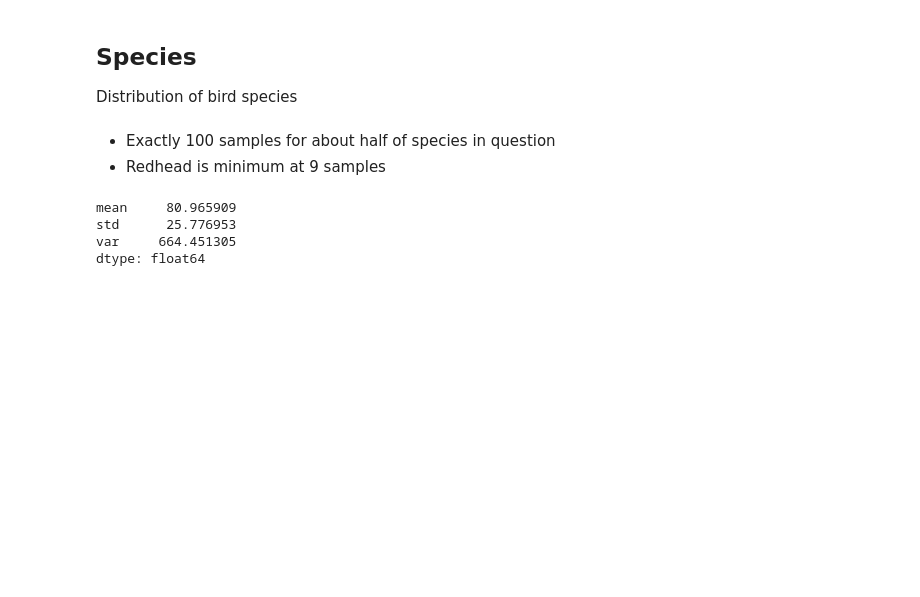
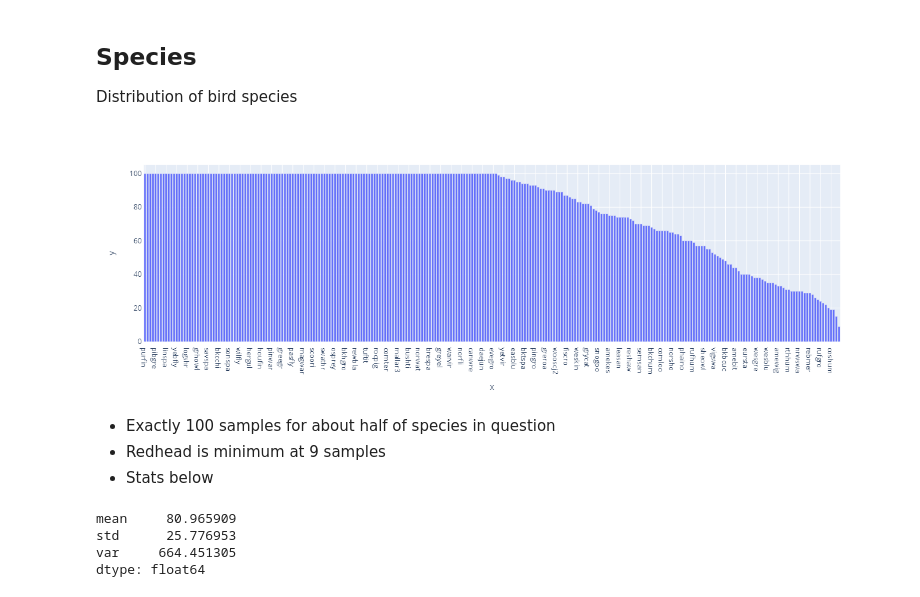
Before and after one commit to CSLukeW/Birdcall-Identification-EDA-FA, a Jupyter notebook: Notebooks/eda.ipynb, the cells around one changed output. Cells and saved outputs as stored; diff of their text form; code cells hidden in the pictures; blank space fills up the shorter version.

```diff
--- a/Notebooks/eda.ipynb
+++ b/Notebooks/eda.ipynb
@@ -66,10 +68,13 @@ fig.show()
 Distribution of bird species
 # %%
 counts = train['ebird_code'].value_counts()
-go.Figure(data=[go.Bar(x=counts.index, y=counts)]).show()
+xp.bar(x=counts.index, y=counts, title='')
+# %% [output]
+[figure, added]
 # %% [markdown]
 - Exactly 100 samples for about half of species in question
 - Redhead is minimum at 9 samples
+- Stats below
 # %%
 counts.describe()[['mean', 'std']].append(pd.Series(counts.var(), index=['var']))
 # %% [output]
```
Also changed, not shown: parts of 5 cells of this notebook.
